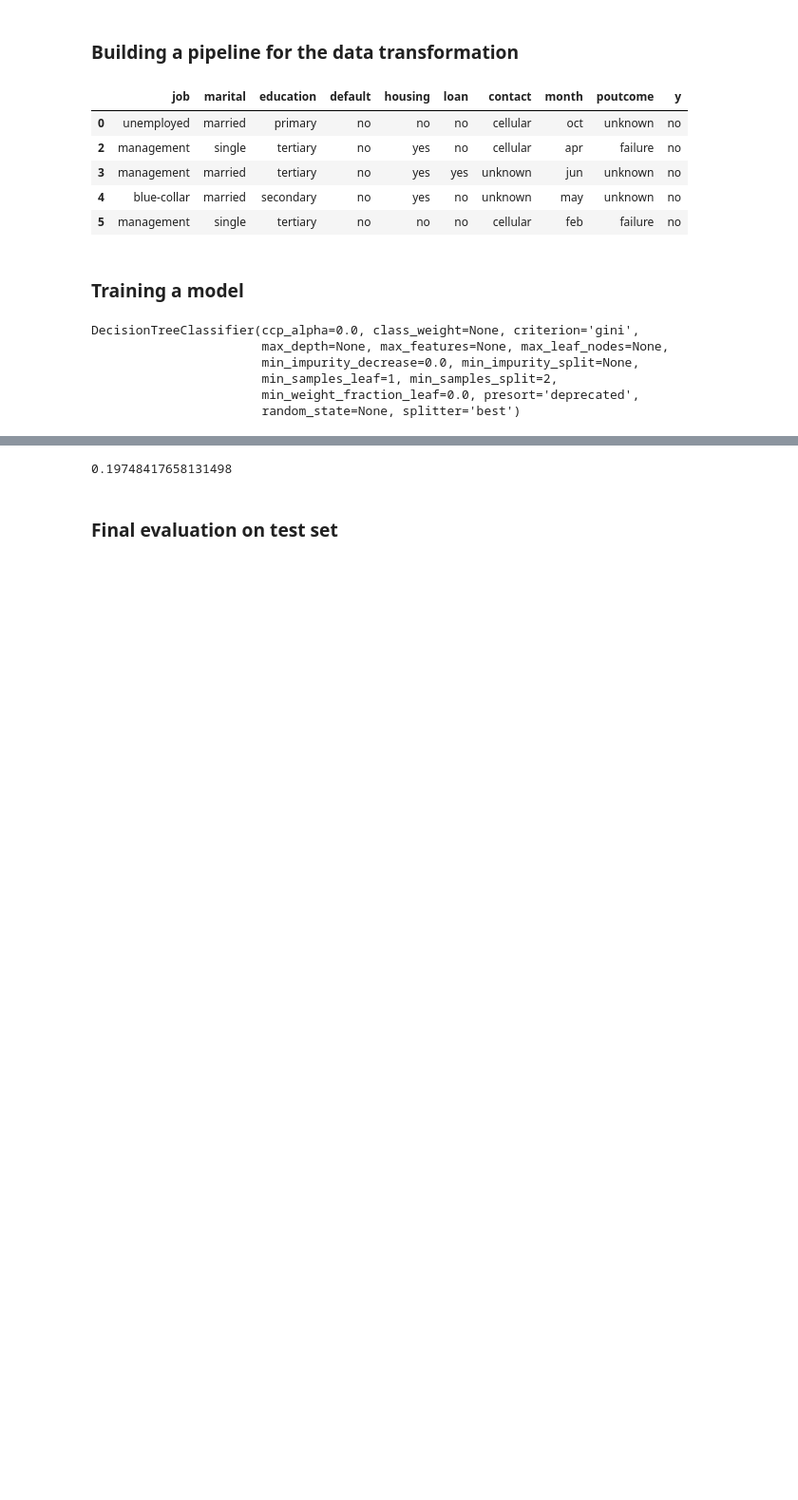
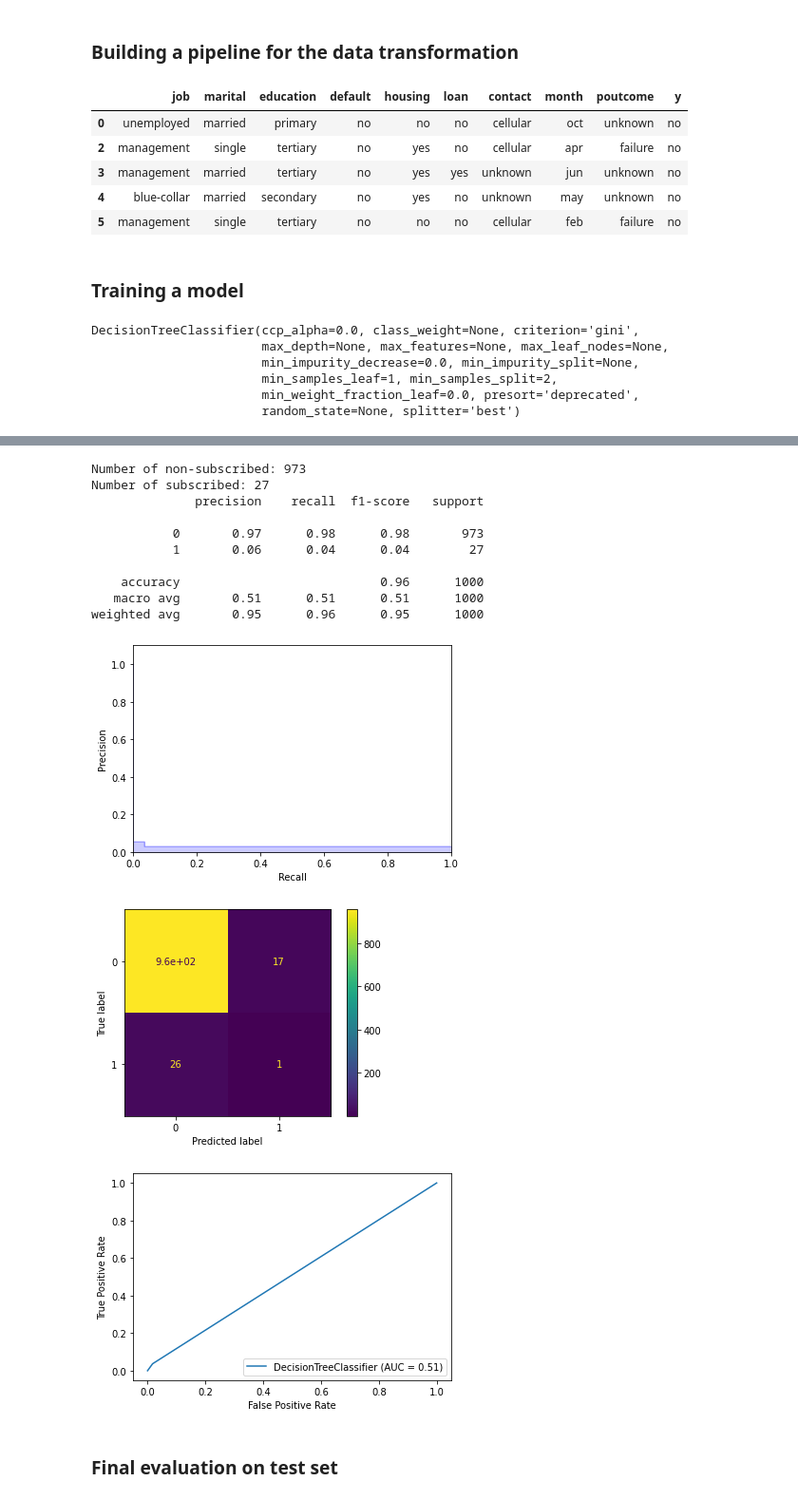
Before and after one commit to laaksonel/machine-learning, a Jupyter notebook: bank_marketing_decision_trees.ipynb, the cells around one changed output, grey strips where cells are left out. Shown at 95% size. Saved outputs shown, nothing was run; the diff lists cells and outputs as text; code cells hidden in the pictures; blank space fills up the shorter version.

```diff
--- a/bank_marketing_decision_trees.ipynb
+++ b/bank_marketing_decision_trees.ipynb
@@ -348,9 +367,23 @@ calculate_rmse_prediction_error(prepared_features, prepared_labels)
 # %%
 # Use unseen validation set
 prepared_validation_features = full_pipeline.transform(validation_df.drop('y', axis=1))
 prepared_validation_labels = le.transform(validation_df['y'])
-calculate_rmse_prediction_error(prepared_validation_features, prepared_validation_labels)
+predictions = dtc.predict(prepared_validation_features)
+
+report_results(dtc, prepared_validation_features, prepared_validation_labels, predictions)
 # %% [output]
-0.19748417658131498
+Number of non-subscribed: 973
+Number of subscribed: 27
+              precision    recall  f1-score   support
+
+           0       0.97      0.98      0.98       973
+           1       0.06      0.04      0.04        27
+
+    accuracy                           0.96      1000
+   macro avg       0.51      0.51      0.51      1000
+weighted avg       0.95      0.96      0.95      1000
+[figure, added]
+[figure, added]
+[figure, added]
 # %% [markdown]
 ### Final evaluation on test set
```
Also changed, not shown: parts of 4 cells of this notebook.
